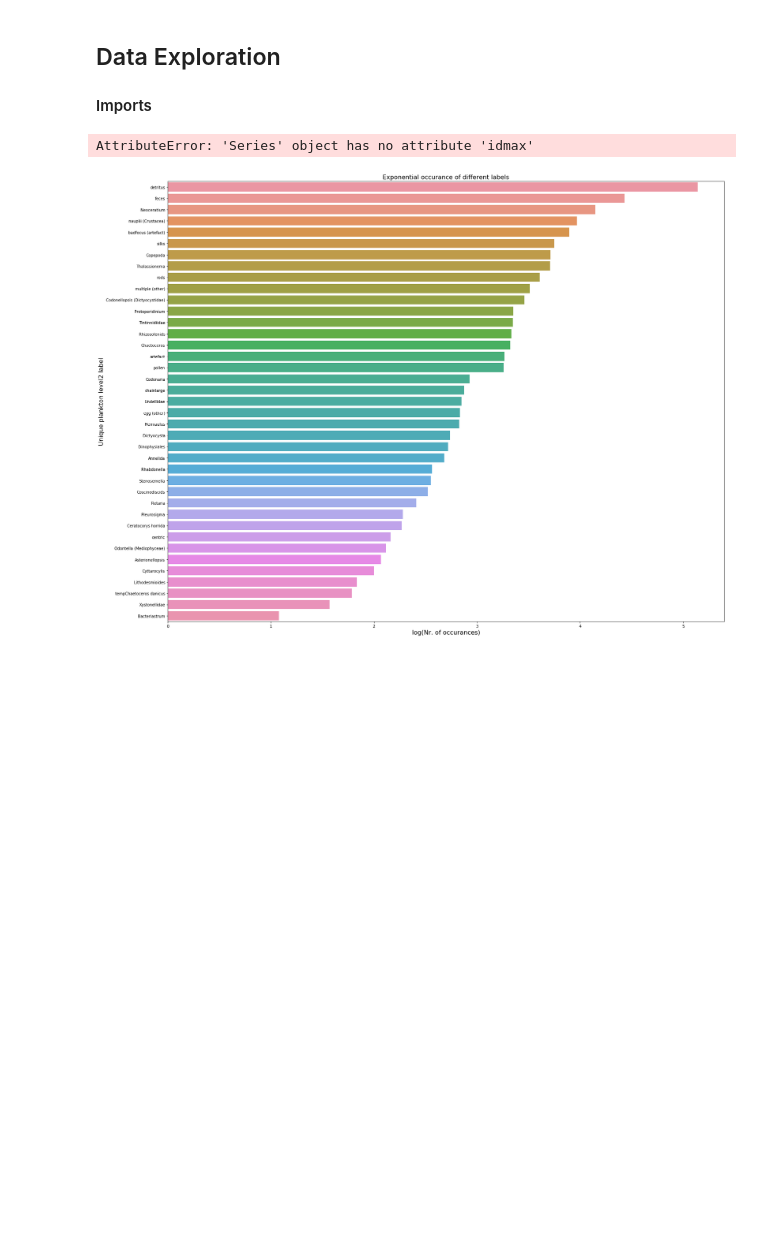
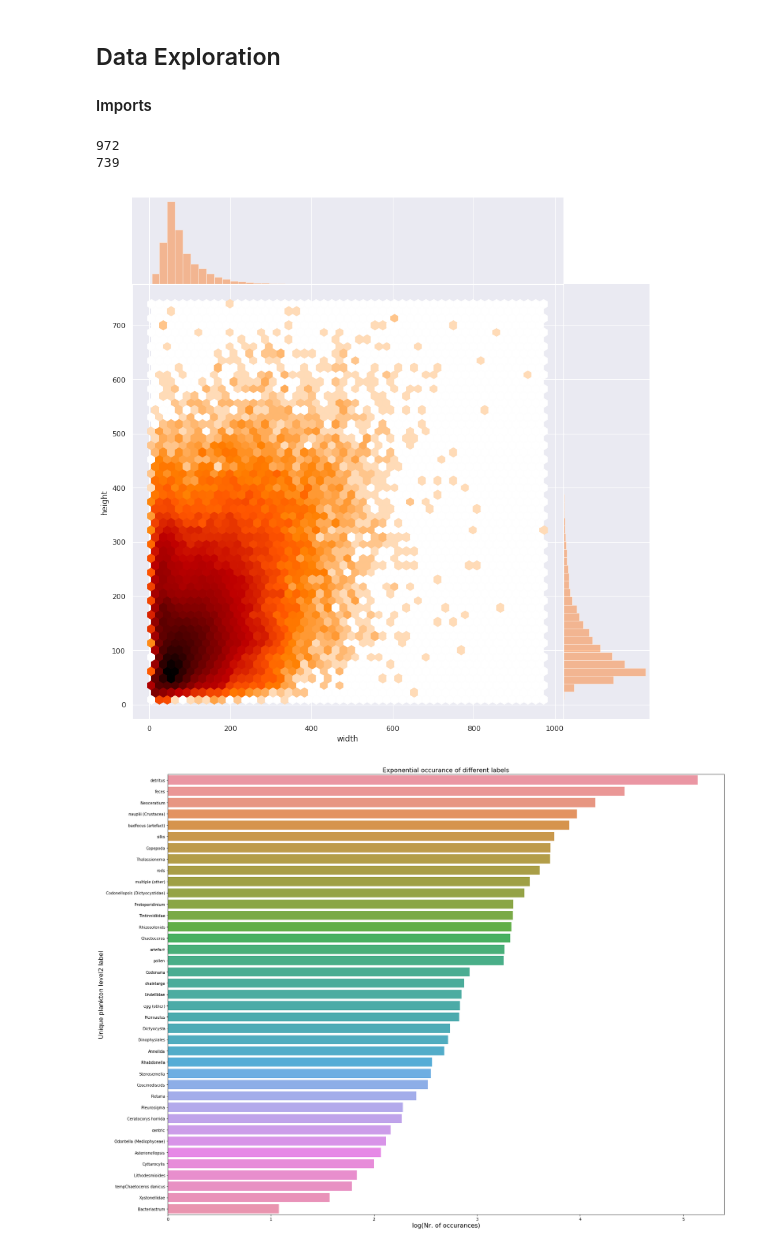
Before and after one commit to yohannjs/AML-2019, a Jupyter notebook: Challenges/4. Plankton/master_plankton.ipynb, the cells around one changed output. Saved outputs shown, nothing was run; the diff lists cells and outputs as text; code cells hidden in the pictures; blank space fills up the shorter version.

```diff
--- a/Challenges/4. Plankton/master_plankton.ipynb
+++ b/Challenges/4. Plankton/master_plankton.ipynb
@@ -36,14 +36,26 @@ basepath = '/mnt/datasets/plankton/flowcam/'
 nativeDF = pd.read_csv(basepath + 'features_native.csv.gz')
 skimagDF = pd.read_csv(basepath + 'features_skimage.csv.gz')
 labelsDF = pd.read_csv(basepath + 'meta.csv')
+# %%
+print(nativeDF.width.max())
+print(nativeDF.height.max())
+# %% [output]
+972
+739
+# %%
+joint_kws=dict(gridsize=50, bins="log")
+cmap=plt.cm.gist_heat_r
+hexmap = sns.jointplot(nativeDF.width, nativeDF.height, kind='hex', space=0, color=cmap(.3), cmap=cmap, joint_kws=joint_kws, height=12)
+# %% [output]
+[figure, added]
 # %%
 number_unique_names = labelsDF.groupby('level2', as_index=True)['id'].count()
 number_unique_names.sort_values(inplace=True, ascending=False)
+unique_names = labelsDF.groupby('level2', as_index=False)['id'].count()
+unique_names.sort_values(inplace=True, ascending=False, by='id')
 
-print(number_unique_names.idmax())
-print(number_unique_names.min)
+print(unique_names.iloc[0])
+print(unique_names.iloc[-1])
-# %% [output]
-AttributeError: 'Series' object has no attribute 'idmax'
 # %%
 figure, ax = plt.subplots(figsize=(23,17))
 ax = sns.barplot(y=number_unique_names.index, x=np.log10(number_unique_names.values))
```
Also changed, not shown: parts of 2 cells of this notebook.
